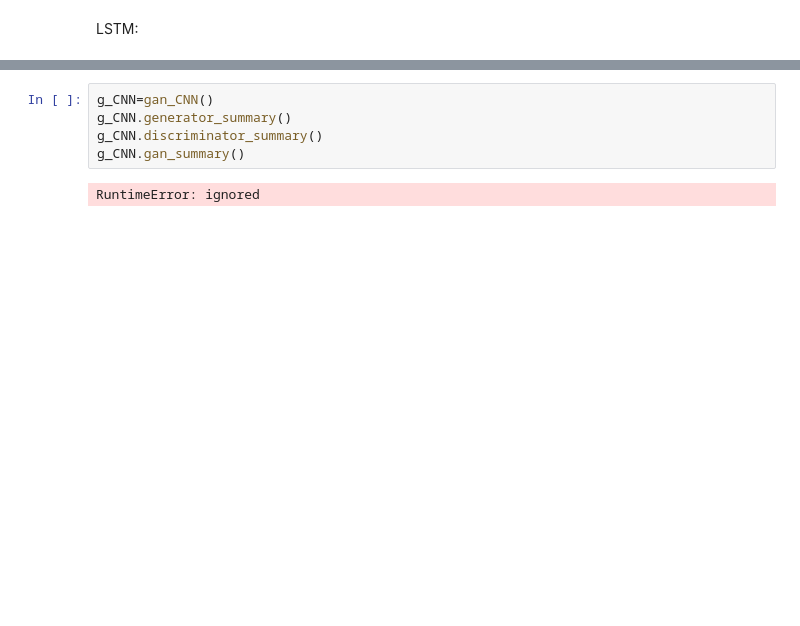
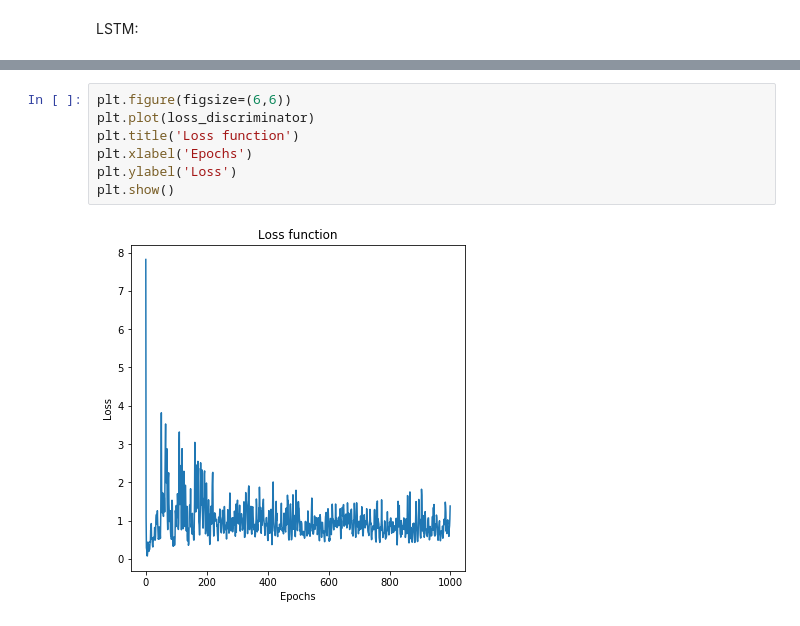
Before and after one commit to gonzaq94/GAN-chaotic-systems, a Jupyter notebook: gan_implementation.ipynb, the cells around one changed output, grey strips where cells are left out. Drawn from its saved outputs; the diff is of its cells as text; blank space fills up the shorter version.

```diff
--- a/gan_implementation.ipynb
+++ b/gan_implementation.ipynb
@@ -722,7 +505,9 @@ class gan_CNN(object):
-# %%
-g_CNN=gan_CNN()
-g_CNN.generator_summary()
-g_CNN.discriminator_summary()
-g_CNN.gan_summary()
-# %% [output]
-RuntimeError: ignored
+# %%
+plt.figure(figsize=(6,6))
+plt.plot(loss_discriminator)
+plt.title('Loss function')
+plt.xlabel('Epochs')
+plt.ylabel('Loss')
+plt.show()
+# %% [output]
+[figure, added]
```
Also changed, not shown: parts of 26 cells of this notebook.
